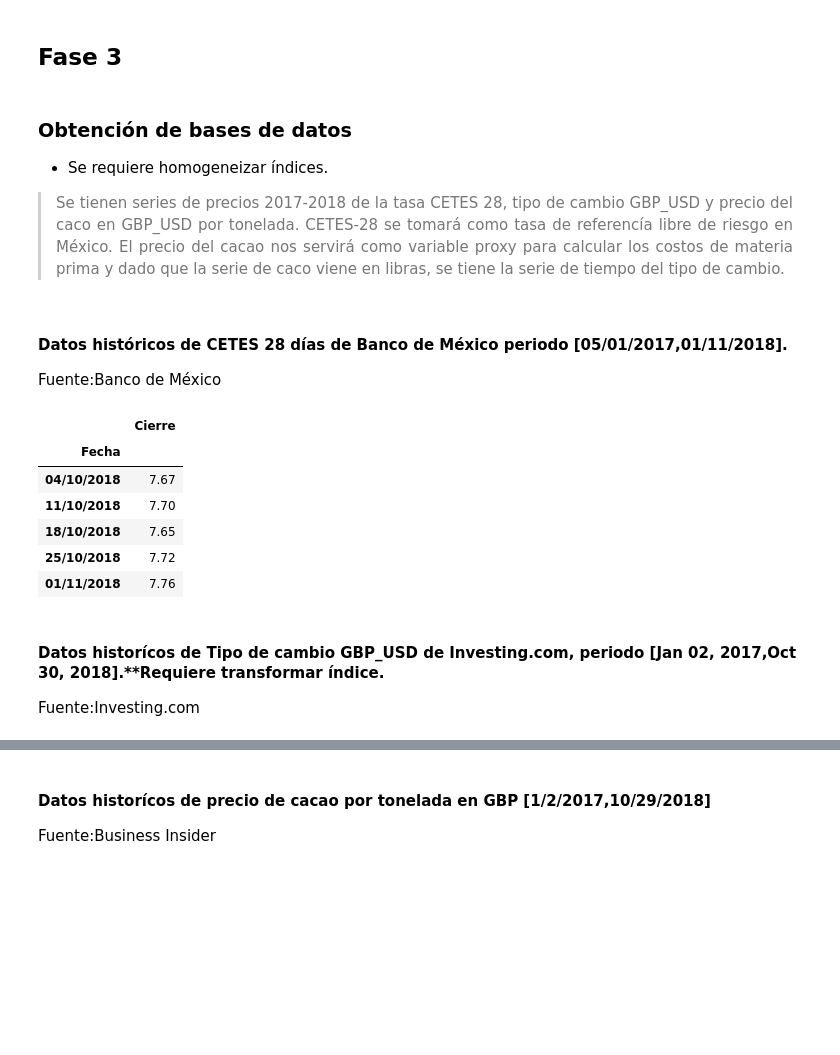
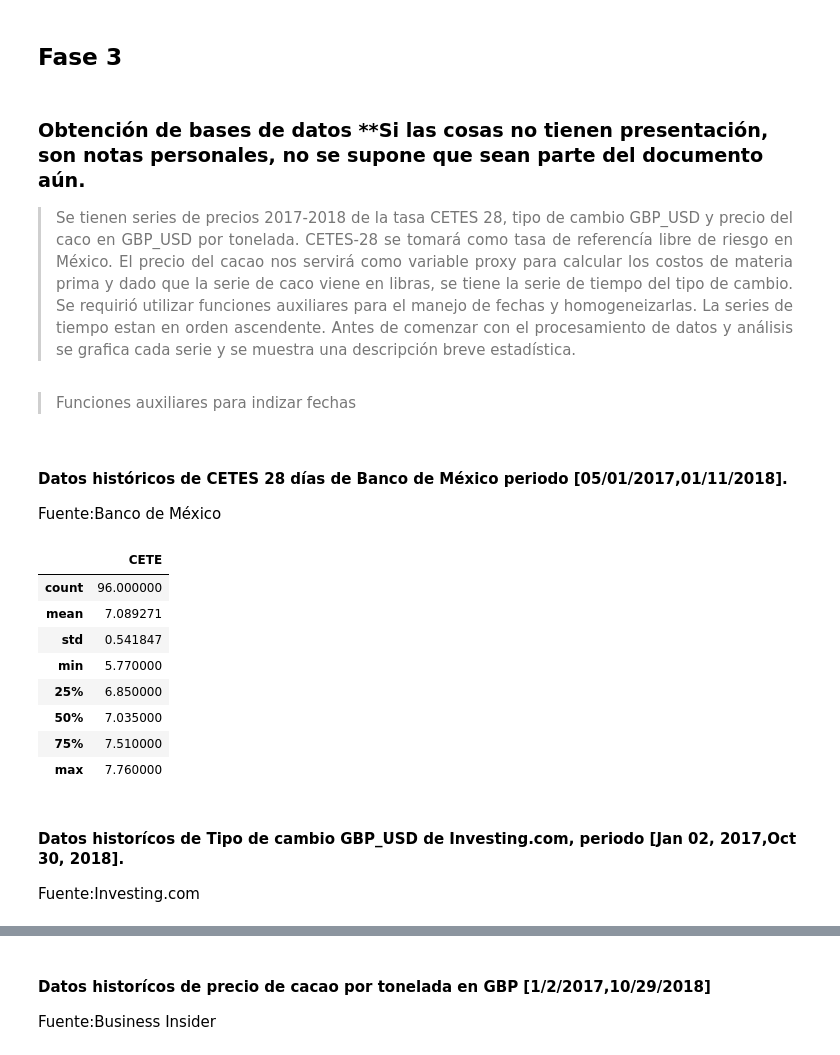
Before and after one commit to CAGS295/proyecto_modulo2, a Jupyter notebook: Proyecto_SandovalC.ipynb, the cells around one changed output, grey strips where cells are left out. Drawn from its saved outputs; the diff is of its cells as text; code cells hidden in the pictures; blank space fills up the shorter version.

```diff
--- a/Proyecto_SandovalC.ipynb
+++ b/Proyecto_SandovalC.ipynb
@@ -114,28 +130,42 @@ Se intenta crear un marco técnico y práctico para valuar empresas con informac
 # %% [markdown]
 ## Fase 3
 # %% [markdown]
-### Obtención de bases de datos
-   - Se requiere homogeneizar índices.
+### Obtención de bases de datos **Si las cosas no tienen presentación, son notas personales, no se supone que sean parte del documento aún.
 > <p style="text-align:justify"> Se tienen series de precios 2017-2018 de la tasa CETES 28, tipo de cambio GBP_USD y precio del caco en GBP_USD por tonelada. CETES-28 se tomará como tasa de referencía libre de riesgo en México. El precio del cacao nos servirá como variable proxy para calcular los costos de materia prima y dado que la serie de caco viene en libras, se tiene la serie de tiempo del tipo de cambio.
+> Se requirió utilizar funciones auxiliares para el manejo de fechas y homogeneizarlas. La series de tiempo estan en orden ascendente. Antes de comenzar con el procesamiento de datos y análisis se grafica cada serie y se muestra una descripción breve estadística.
 # %%
 import pandas as pd
+# %% [markdown]
+> Funciones auxiliares para indizar fechas
+# %%
+def fun1(string):
+    split =string.split("/")
+#     print(split)
+    return "{}/{}/{}".format(split[1],split[0],split[2])
+def fun2(string):
+    split =string.split(" ")
+    return "{}/{}/{}".format(split[1][:-1],split[0],split[2])
+def fun3(string):
+    split = string.split("/")
+    return "{}/{}/{}".format(split[0],split[1],split[2])
 # %% [markdown]
 #### Datos históricos de CETES 28 días de Banco de México periodo [05/01/2017,01/11/2018].
 
 Fuente:<a src="http://www.banxico.org.mx/SieInternet/consultarDirectorioInternetAction.do?accion=consultarCuadro&idCuadro=CF107&sector=22&locale=es">Banco de México</a>
 # %%
-CETE=pd.read_csv('Cetes.csv',skiprows=18,index_col=0,names=['Fecha','Cierre'])
+CETE=pd.read_csv('Cetes.csv',names=['Fecha','CETE'],date_parser=fun1,index_col=0,skiprows=18)
+CETE.describe()
+# %% [output]
+|  | CETE |
+| count | 96.000000 |
+| mean | 7.089271 |
+| std | 0.541847 |
+| min | 5.770000 |
+| 25% | 6.850000 |
+| 50% | 7.035000 |
+| 75% | 7.510000 |
+| max | 7.760000 |
-# %%
-CETE.tail()
-# %% [output]
-|  | Cierre |
-| Fecha |  |
-| 04/10/2018 | 7.67 |
-| 11/10/2018 | 7.70 |
-| 18/10/2018 | 7.65 |
-| 25/10/2018 | 7.72 |
-| 01/11/2018 | 7.76 |
 # %% [markdown]
-#### Datos historícos de Tipo de cambio GBP_USD de Investing.com, periodo [Jan 02, 2017,Oct 30, 2018].**Requiere transformar índice.
+#### Datos historícos de Tipo de cambio GBP_USD de Investing.com, periodo [Jan 02, 2017,Oct 30, 2018].
 
 Fuente:<a src="https://www.investing.com/currencies/gbp-mxn-historical-data">Investing.com</a>
```
Also changed, not shown: parts of 13 cells of this notebook.
